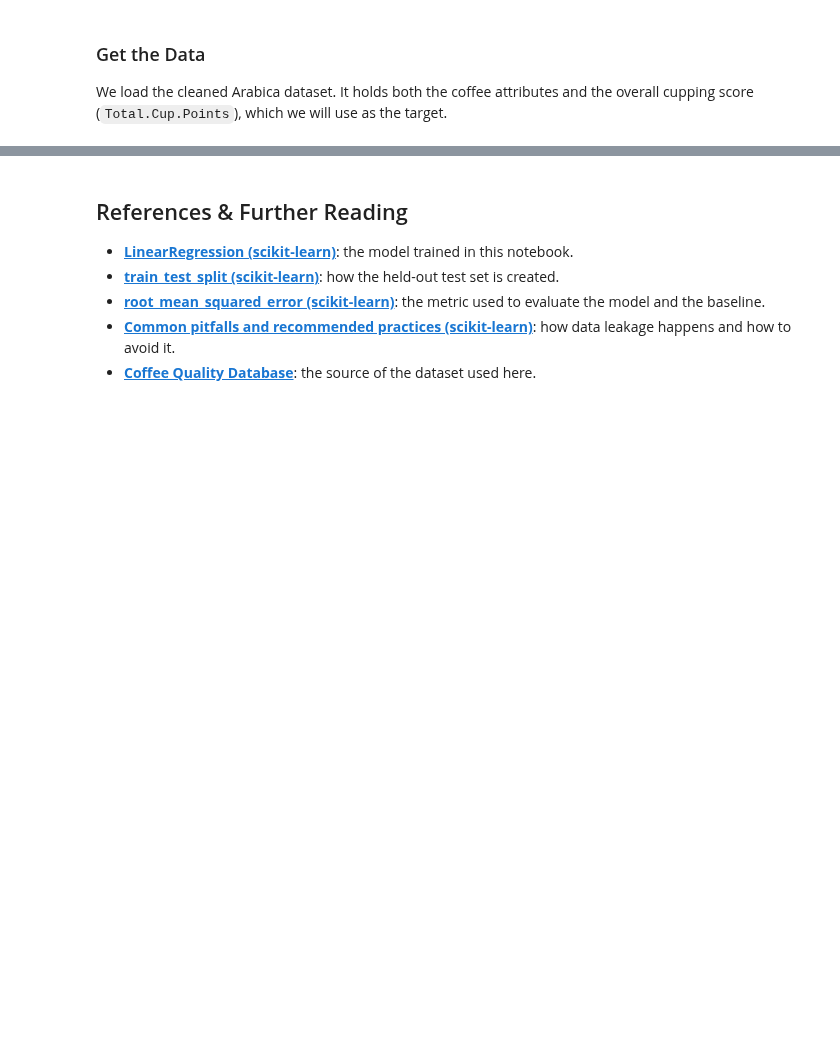
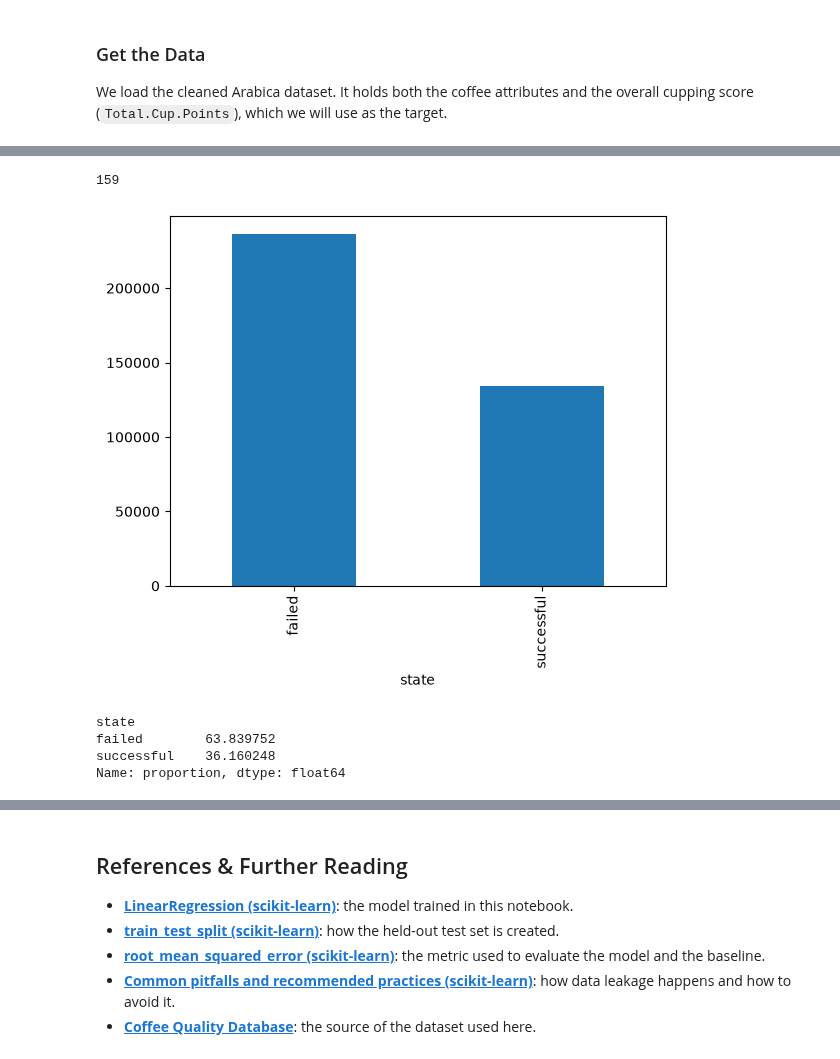
Before and after one commit to MaThorm/kickstarter_project, a Jupyter notebook: 03_eda-and-modeling.ipynb, the cells around one changed output, grey strips where cells are left out. Saved outputs shown, nothing was run; the diff lists cells and outputs as text; code cells hidden in the pictures; blank space fills up the shorter version.

```diff
--- a/03_eda-and-modeling.ipynb
+++ b/03_eda-and-modeling.ipynb
@@ -216,0 +191,4 @@ print(f"Predicted cupping score for the new coffee: {predicted_score:.2f}")
+# %%
+
+df=df.dropna(subset="name_length")#drop the 4 nan values
+df.isnull().sum()
@@ -216,0 +218,4 @@ print(f"Predicted cupping score for the new coffee: {predicted_score:.2f}")
+# %%
+df["state"]=df["state"].replace("canceled","failed")
+df=df.query("state in ['successful','failed']")
+df.state.value_counts()
@@ -216,0 +227,4 @@ print(f"Predicted cupping score for the new coffee: {predicted_score:.2f}")
+# %%
+df["deadline"]=pd.to_datetime(df["deadline"])
+df["launched"]=pd.to_datetime(df["launched"])
+df.dtypes
@@ -216,0 +243,8 @@ print(f"Predicted cupping score for the new coffee: {predicted_score:.2f}")
+# %%
+df["duration_days"] = (df["deadline"] - df["launched"]).dt.days
+df["launch_month"] = df["launched"].dt.month
+df["launch_weekday"] = df["launched"].dt.dayofweek
+df["launch_year"] = df["launched"].dt.year
+
+df = df.drop(columns=["launched", "deadline"])
+df.head()
@@ -216,0 +274,14 @@ print(f"Predicted cupping score for the new coffee: {predicted_score:.2f}")
+# %%
+df["state"].value_counts().plot.bar()
+df.dtypes
+df["category"].nunique()
+# %% [output]
+159
+[figure, added]
+# %%
+df["state"].value_counts(normalize=True)*100
+# %% [output]
+state
+failed        63.839752
+successful    36.160248
+Name: proportion, dtype: float64
```
Also changed, not shown: parts of 84 cells of this notebook, 4 other files.
